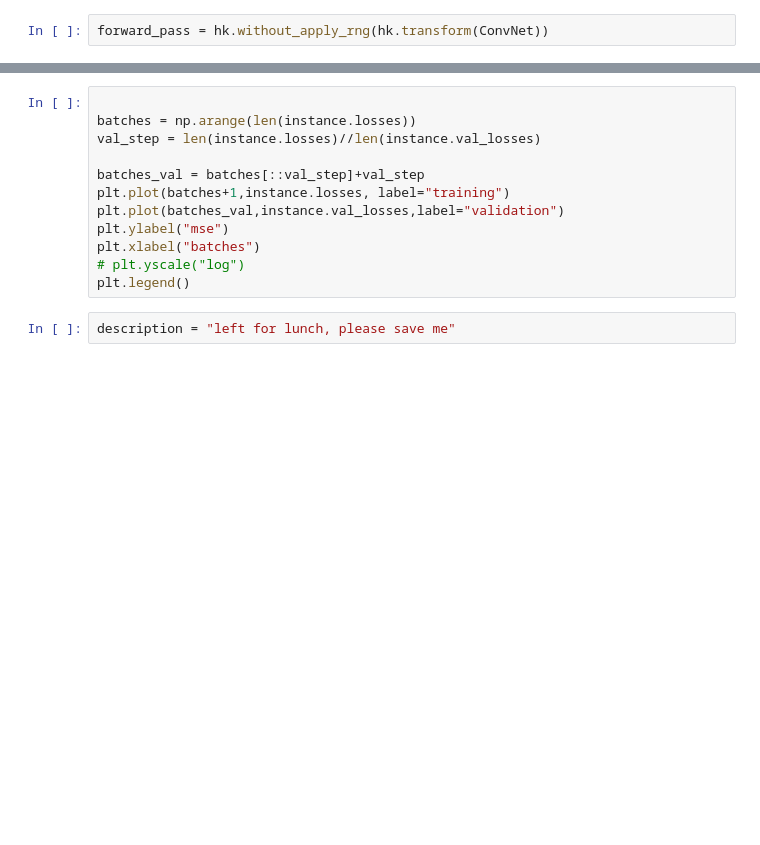
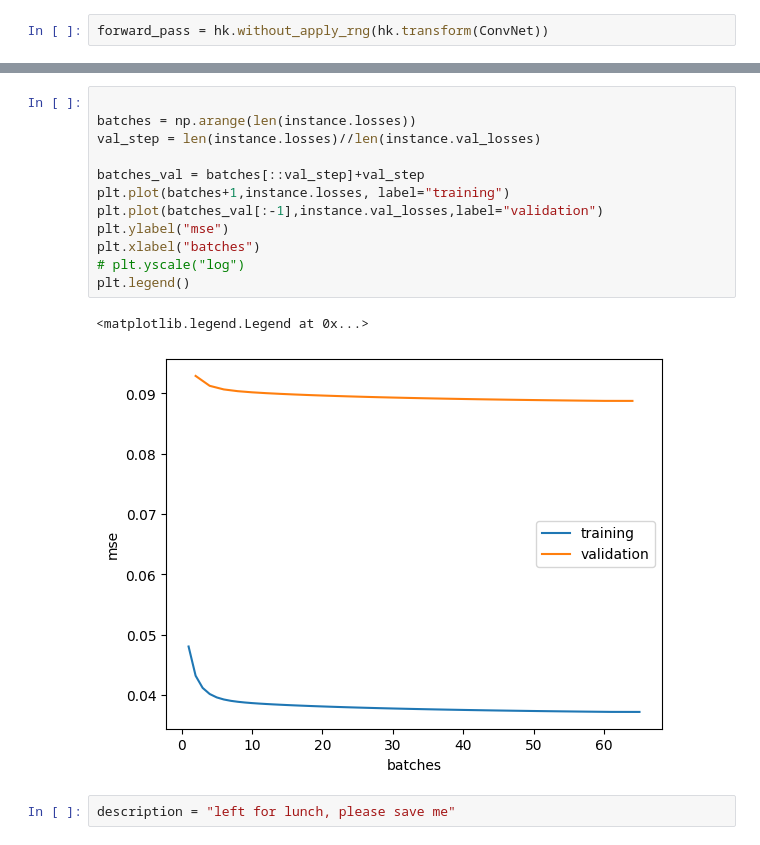
Before and after one commit to diegodelc/jax-cfd, a Jupyter notebook: notebooks/hybrid_model/training_superresolutions/advection_term.ipynb, the cells around one changed output, grey strips where cells are left out. Drawn from its saved outputs; the diff is of its cells as text; blank space fills up the shorter version.

```diff
--- a/notebooks/hybrid_model/training_superresolutions/advection_term.ipynb
+++ b/notebooks/hybrid_model/training_superresolutions/advection_term.ipynb
@@ -252,15 +256,18 @@ Epoch 30/50
 # %%
 
 batches = np.arange(len(instance.losses))
 val_step = len(instance.losses)//len(instance.val_losses)
 
 batches_val = batches[::val_step]+val_step
 plt.plot(batches+1,instance.losses, label="training")
-plt.plot(batches_val,instance.val_losses,label="validation")
+plt.plot(batches_val[:-1],instance.val_losses,label="validation")
 plt.ylabel("mse")
 plt.xlabel("batches")
 # plt.yscale("log")
 plt.legend()
+# %% [output]
+<matplotlib.legend.Legend at 0x...>
+[figure, added]
 # %%
 description = "left for lunch, please save me"
 # %%
```
Also changed, not shown: parts of 4 cells of this notebook, 3 other files.
